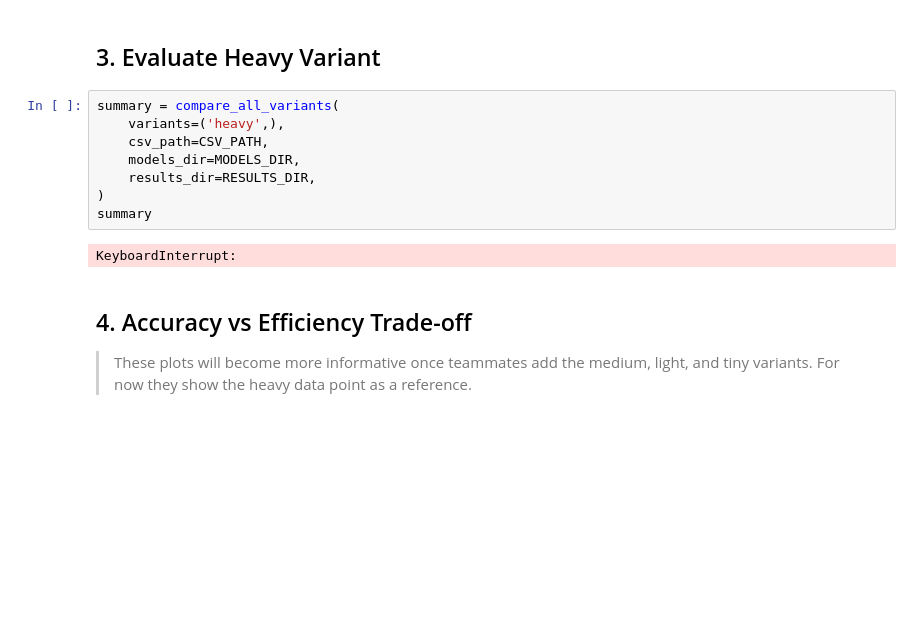
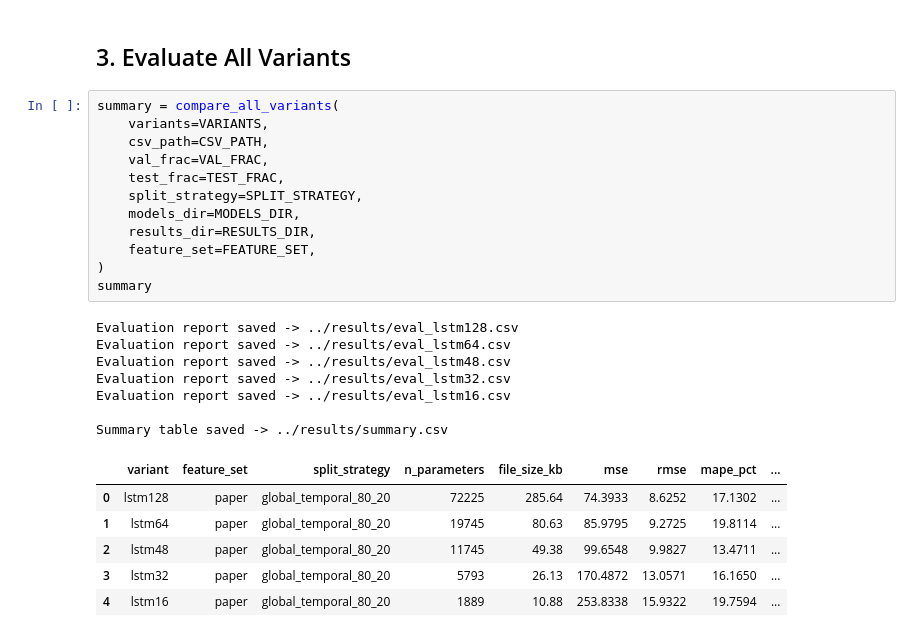
Before and after one commit to dominickyacono/ml-foundations-project, a Jupyter notebook: notebooks/03_lstm_experiments.ipynb, the cells around one changed output. Saved outputs shown, nothing was run; the diff lists cells and outputs as text; blank space fills up the shorter version.

```diff
--- a/notebooks/03_lstm_experiments.ipynb
+++ b/notebooks/03_lstm_experiments.ipynb
@@ -85,16 +180,28 @@ plt.show()
 # %% [markdown]
-## 3. Evaluate Heavy Variant
+## 3. Evaluate All Variants
 # %%
 summary = compare_all_variants(
-    variants=('heavy',),
+    variants=VARIANTS,
     csv_path=CSV_PATH,
+    val_frac=VAL_FRAC,
+    test_frac=TEST_FRAC,
+    split_strategy=SPLIT_STRATEGY,
     models_dir=MODELS_DIR,
     results_dir=RESULTS_DIR,
+    feature_set=FEATURE_SET,
 )
 summary
 # %% [output]
-KeyboardInterrupt:
+Evaluation report saved -> ../results/eval_lstm128.csv
+Evaluation report saved -> ../results/eval_lstm64.csv
+Evaluation report saved -> ../results/eval_lstm48.csv
+Evaluation report saved -> ../results/eval_lstm32.csv
+Evaluation report saved -> ../results/eval_lstm16.csv
+
+Summary table saved -> ../results/summary.csv
+|  | variant | feature_set | split_strategy | n_parameters | file_size_kb | mse | rmse | mape_pct | ... |
+| 0 | lstm128 | paper | global_temporal_80_20 | 72225 | 285.64 | 74.3933 | 8.6252 | 17.1302 | ... |
+| 1 | lstm64 | paper | global_temporal_80_20 | 19745 | 80.63 | 85.9795 | 9.2725 | 19.8114 | ... |
+| 2 | lstm48 | paper | global_temporal_80_20 | 11745 | 49.38 | 99.6548 | 9.9827 | 13.4711 | ... |
+| 3 | lstm32 | paper | global_temporal_80_20 | 5793 | 26.13 | 170.4872 | 13.0571 | 16.1650 | ... |
+| 4 | lstm16 | paper | global_temporal_80_20 | 1889 | 10.88 | 253.8338 | 15.9322 | 19.7594 | ... |
-# %% [markdown]
-## 4. Accuracy vs Efficiency Trade-off
-
-> These plots will become more informative once teammates add the medium, light, and tiny variants. For now they show the heavy data point as a reference.
```
Also changed, not shown: parts of 25 cells of this notebook, 7 other files.
